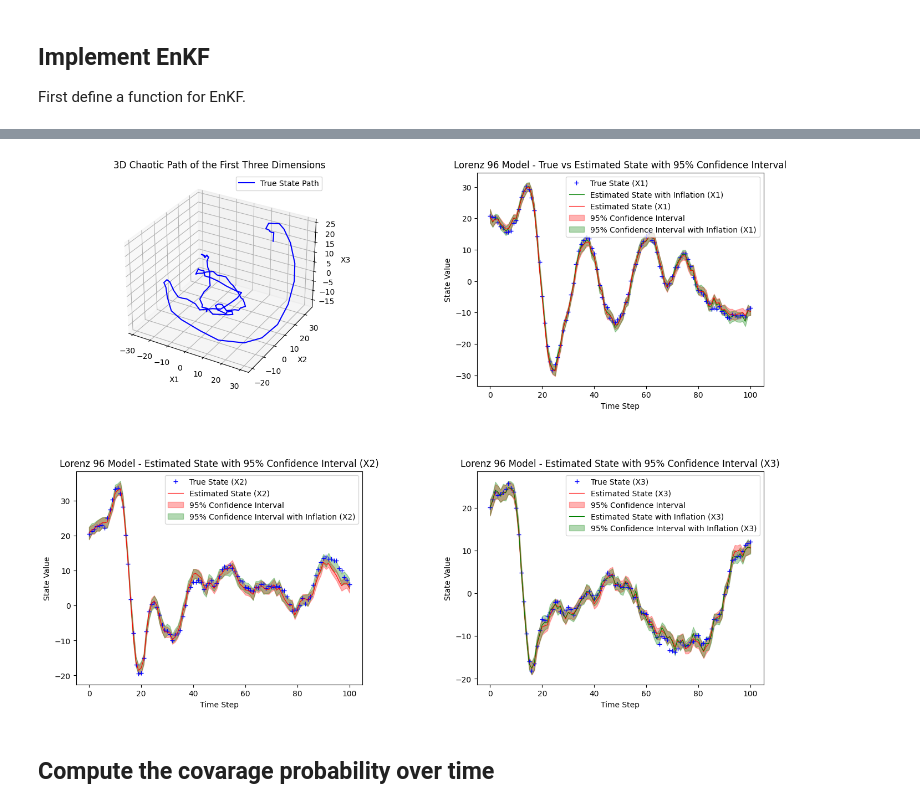
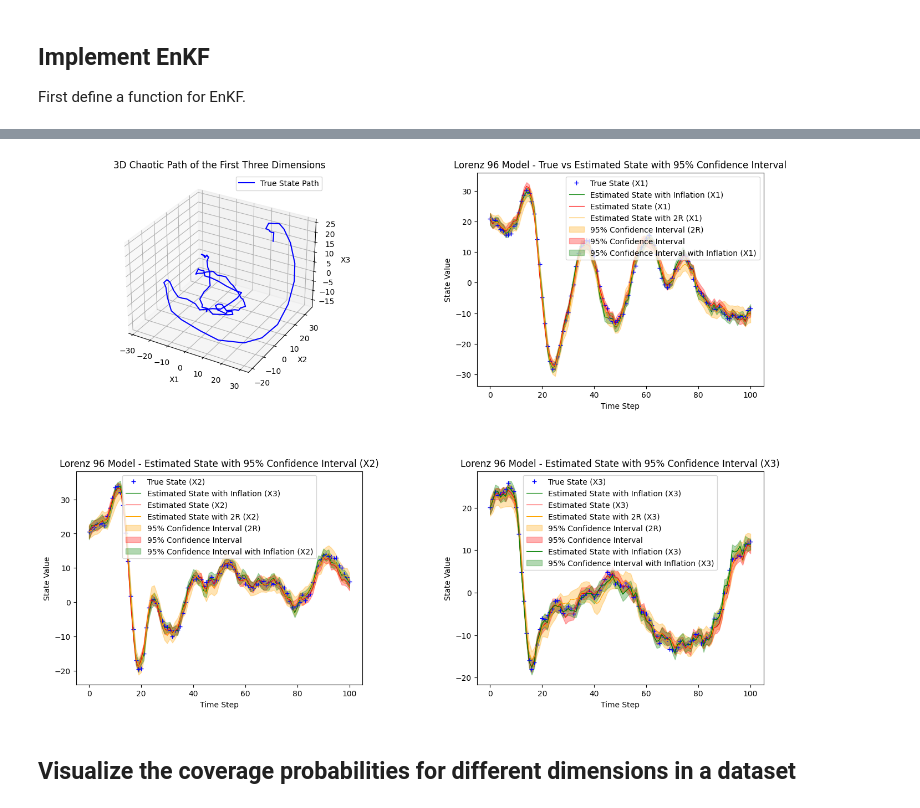
Before and after one commit to JackWang0102/STAT-546-EnFK-Simulation, a Jupyter notebook: EnKF_sim.ipynb, the cells around one changed output, grey strips where cells are left out. Cells and saved outputs as stored; diff of their text form; code cells hidden in the pictures.

```diff
--- a/EnKF_sim.ipynb
+++ b/EnKF_sim.ipynb
@@ -973,6 +1153,11 @@ ax2 = fig.add_subplot(grid[0, 1])
 ax2.plot(range(timesteps + 1), true_states[:, 0], label='True State (X1)', color='b', marker='+', linestyle='None')
 ax2.plot(range(timesteps + 1), estimated_states_inflated[:, 0], linestyle='-', label='Estimated State with Inflation (X1)', color='g', linewidth=0.8)
 ax2.plot(range(timesteps + 1), estimated_states[:, 0], linestyle='-', label='Estimated State (X1)', color='r', linewidth=0.8)
+ax2.plot(range(timesteps + 1), estimated_states_2R[:, 0], linestyle='-', label='Estimated State with 2R (X1)', color='orange', linewidth=0.8)
+ax2.fill_between(range(timesteps + 1),
+                    confidence_interval_lower_2R[:, 0],
+                    confidence_interval_upper_2R[:, 0],
+                    color='orange', alpha=0.3, label='95% Confidence Interval (2R)')
 ax2.fill_between(range(timesteps + 1),
                  confidence_interval_lower[:, 0],
                  confidence_interval_upper[:, 0],
@@ -989,41 +1174,54 @@ ax2.legend()
 # Plotting estimated state for other dimensions in the 2x2 grid
 ax3 = fig.add_subplot(grid[1, 0])
 ax3.plot(range(timesteps + 1), true_states[:, 1], label='True State (X2)', color='b', marker='+', linestyle='None')
+ax3.plot(range(timesteps + 1), estimated_states_inflated[:, 1], linestyle='-', label='Estimated State with Inflation (X3)', color='g', linewidth=0.8)
 ax3.plot(range(timesteps + 1), estimated_states[:, 1], linestyle='-', label='Estimated State (X2)', color='r', linewidth=0.8)
+ax3.plot(range(timesteps + 1), estimated_states_2R[:, 1], linestyle='-', label='Estimated State with 2R (X2)', color='orange', linewidth=0.8)
+ax3.fill_between(range(timesteps + 1),
+                 confidence_interval_lower_2R[:, 1],
+                 confidence_interval_upper_2R[:, 1],
+                 color='orange', alpha=0.3, label='95% Confidence Interval (2R)')
 ax3.fill_between(range(timesteps + 1),
                  confidence_interval_lower[:, 1],
                  confidence_interval_upper[:, 1],
                  color='r', alpha=0.3, label='95% Confidence Interval')
 
 ax3.fill_between(range(timesteps + 1),
                     confidence_interval_lower_inflated[:, 1],
                     confidence_interval_upper_inflated[:, 1],
                     color='g', alpha=0.3, label='95% Confidence Interval with Inflation (X2)')
 ax3.set_xlabel('Time Step')
 ax3.set_ylabel('State Value')
 ax3.set_title('Lorenz 96 Model - Estimated State with 95% Confidence Interval (X2)')
 ax3.legend()
 
 ax4 = fig.add_subplot(grid[1, 1])
 ax4.plot(range(timesteps + 1), true_states[:, 2], label='True State (X3)', color='b', marker='+', linestyle='None')
+ax4.plot(range(timesteps + 1), estimated_states_inflated[:, 2], linestyle='-', label='Estimated State with Inflation (X3)', color='g', linewidth=0.8)
 ax4.plot(range(timesteps + 1), estimated_states[:, 2], linestyle='-', label='Estimated State (X3)', color='r', linewidth=0.8)
+ax4.plot(range(timesteps + 1), estimated_states_2R[:, 2], linestyle='-', label='Estimated State with 2R (X3)', color='orange', linewidth=0.8)
+ax4.fill_between(range(timesteps + 1),
+                 confidence_interval_lower_2R[:, 2],
+                 confidence_interval_upper_2R[:, 2],
+                 color='orange', alpha=0.3, label='95% Confidence Interval (2R)')
 ax4.fill_between(range(timesteps + 1),
                  confidence_interval_lower[:, 2],
                  confidence_interval_upper[:, 2],
                  color='r', alpha=0.3, label='95% Confidence Interval')
 ax4.plot(range(timesteps + 1), estimated_states_inflated[:, 2], linestyle='-', label='Estimated State with Inflation (X3)', color='g', linewidth=0.8)
 ax4.fill_between(range(timesteps + 1),
                  confidence_interval_lower_inflated[:, 2],
                  confidence_interval_upper_inflated[:, 2],
                  color='g', alpha=0.3, label='95% Confidence Interval with Inflation (X3)')
 ax4.set_xlabel('Time Step')
 ax4.set_ylabel('State Value')
 ax4.set_title('Lorenz 96 Model - Estimated State with 95% Confidence Interval (X3)')
 ax4.legend()
 
+plt.savefig("EnKF_inflation_Example3.png")
 plt.show()
 # %% [output]
-[figure, old version]
+[figure, new version]
-# %% [markdown]
-## Compute the covarage probability over time
+# %% [markdown]
+## Visualize the coverage probabilities for different dimensions in a dataset
 # %%
```
Also changed, not shown: parts of 25 cells of this notebook, 12 other files.
